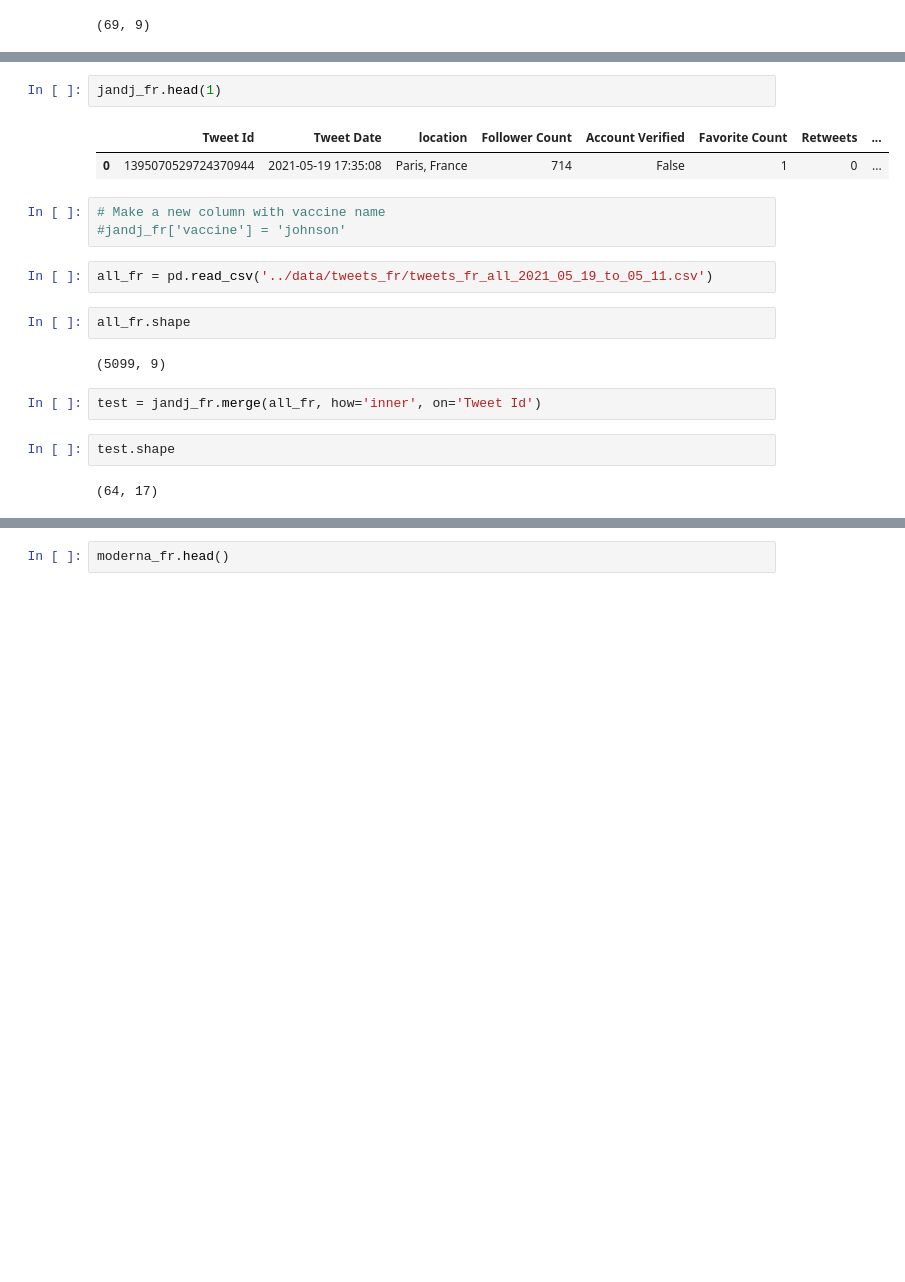
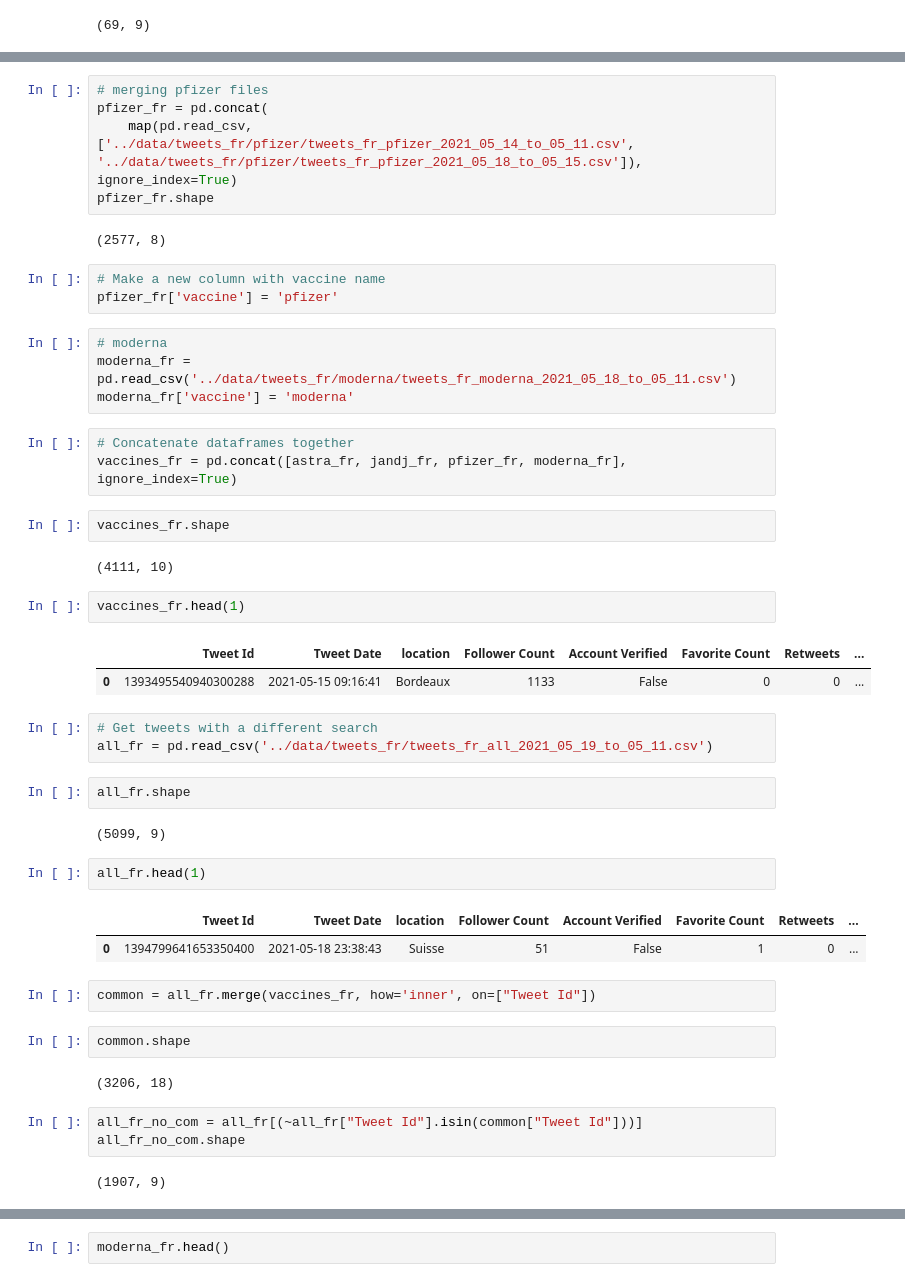
Before and after one commit to AmyLG/NSS_capstone_twitter_covid19_vaccines_across_us_and_fr, a Jupyter notebook: notebooks/Cleaning_tweets.ipynb, the cells around one changed output, grey strips where cells are left out. Saved outputs shown, nothing was run; the diff lists cells and outputs as text; blank space fills up the shorter version.

```diff
--- a/notebooks/Cleaning_tweets.ipynb
+++ b/notebooks/Cleaning_tweets.ipynb
@@ -75,20 +78,49 @@ jandj_fr.shape
+# %%
+# merging pfizer files
+pfizer_fr = pd.concat(
+    map(pd.read_csv, ['../data/tweets_fr/pfizer/tweets_fr_pfizer_2021_05_14_to_05_11.csv', '../data/tweets_fr/pfizer/tweets_fr_pfizer_2021_05_18_to_05_15.csv']), ignore_index=True)
+pfizer_fr.shape
+# %% [output]
+(2577, 8)
+# %%
+# Make a new column with vaccine name
+pfizer_fr['vaccine'] = 'pfizer'
+# %%
+# moderna
+moderna_fr = pd.read_csv('../data/tweets_fr/moderna/tweets_fr_moderna_2021_05_18_to_05_11.csv')
+moderna_fr['vaccine'] = 'moderna'
+# %%
+# Concatenate dataframes together
+vaccines_fr = pd.concat([astra_fr, jandj_fr, pfizer_fr, moderna_fr], ignore_index=True)
+# %%
+vaccines_fr.shape
+# %% [output]
+(4111, 10)
 # %%
-jandj_fr.head(1)
+vaccines_fr.head(1)
 # %% [output]
 |  | Tweet Id | Tweet Date | location | Follower Count | Account Verified | Favorite Count | Retweets | ... |
-| 0 | 1395070529724370944 | 2021-05-19 17:35:08 | Paris, France | 714 | False | 1 | 0 | ... |
+| 0 | 1393495540940300288 | 2021-05-15 09:16:41 | Bordeaux | 1133 | False | 0 | 0 | ... |
-# %%
-# Make a new column with vaccine name
-#jandj_fr['vaccine'] = 'johnson'
 # %%
+# Get tweets with a different search
 all_fr = pd.read_csv('../data/tweets_fr/tweets_fr_all_2021_05_19_to_05_11.csv')
 # %%
 all_fr.shape
 # %% [output]
 (5099, 9)
+# %%
+all_fr.head(1)
+# %% [output]
+|  | Tweet Id | Tweet Date | location | Follower Count | Account Verified | Favorite Count | Retweets | ... |
+| 0 | 1394799641653350400 | 2021-05-18 23:38:43 | Suisse | 51 | False | 1 | 0 | ... |
 # %%
-test = jandj_fr.merge(all_fr, how='inner', on='Tweet Id')
+common = all_fr.merge(vaccines_fr, how='inner', on=["Tweet Id"])
 # %%
-test.shape
+common.shape
 # %% [output]
-(64, 17)
+(3206, 18)
+# %%
+all_fr_no_com = all_fr[(~all_fr["Tweet Id"].isin(common["Tweet Id"]))]
+all_fr_no_com.shape
+# %% [output]
+(1907, 9)
```
Also changed, not shown: parts of 13 cells of this notebook.
